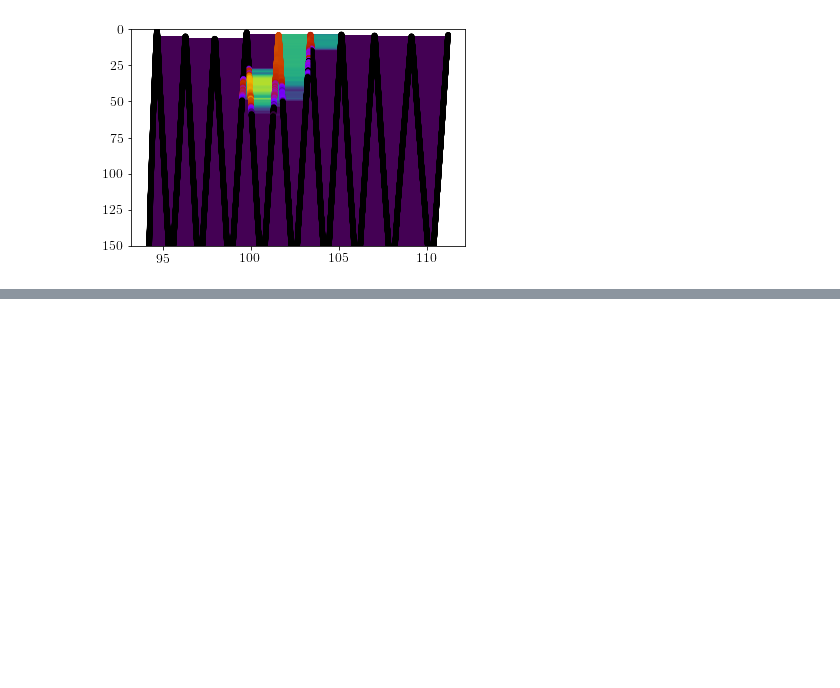
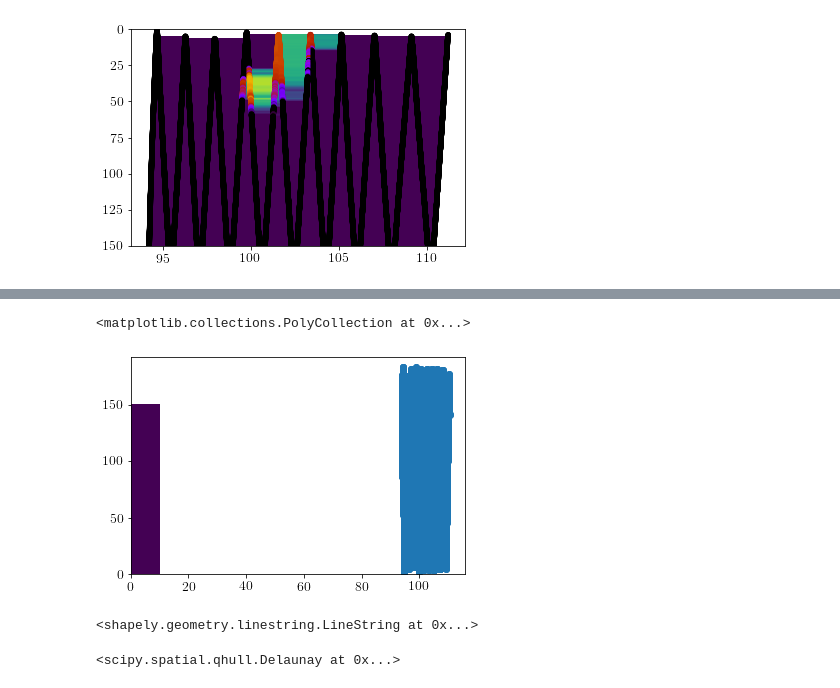
Before and after one commit to wenegrat/LATMIXDYE, a Jupyter notebook: MakeDyeObsSlicePlot.ipynb, the cells around one changed output, grey strips where cells are left out. Cells and saved outputs as stored; diff of their text form; code cells hidden in the pictures; blank space fills up the shorter version.

```diff
--- a/MakeDyeObsSlicePlot.ipynb
+++ b/MakeDyeObsSlicePlot.ipynb
@@ -836,0 +981,28 @@ plt.pcolor(depth)
+# %%
+import alphashape
+
+span = range(ii[6,0], ii[6,1])
+points = np.transpose(np.array((shiplog_ts[span], depth_ts[span])))
+
+
+alpha_shape = alphashape.alphashape(points, 0.5)
+hull = alpha_shape.boundary
+
+fig, ax = plt.subplots()
+ax.scatter(*zip(*points))
+
+M = in_hull(np.array((GX,GY)).T, hull).T
+#x,y = alpha_shape.boundary.coords.xy
+#ax.plot(x,y)
+plt.pcolor(GX, GY, M)
+# %% [output]
+<matplotlib.collections.PolyCollection at 0x...>
+[figure, added]
+# %%
+alpha_shape.boundary
+# %% [output]
+<shapely.geometry.linestring.LineString at 0x...>
+# %%
+Delaunay(np.transpose(np.array(alpha_shape.convex_hull.exterior.xy)))
+# %% [output]
+<scipy.spatial.qhull.Delaunay at 0x...>
```
Also changed, not shown: parts of 30 cells of this notebook, 3 other files.
